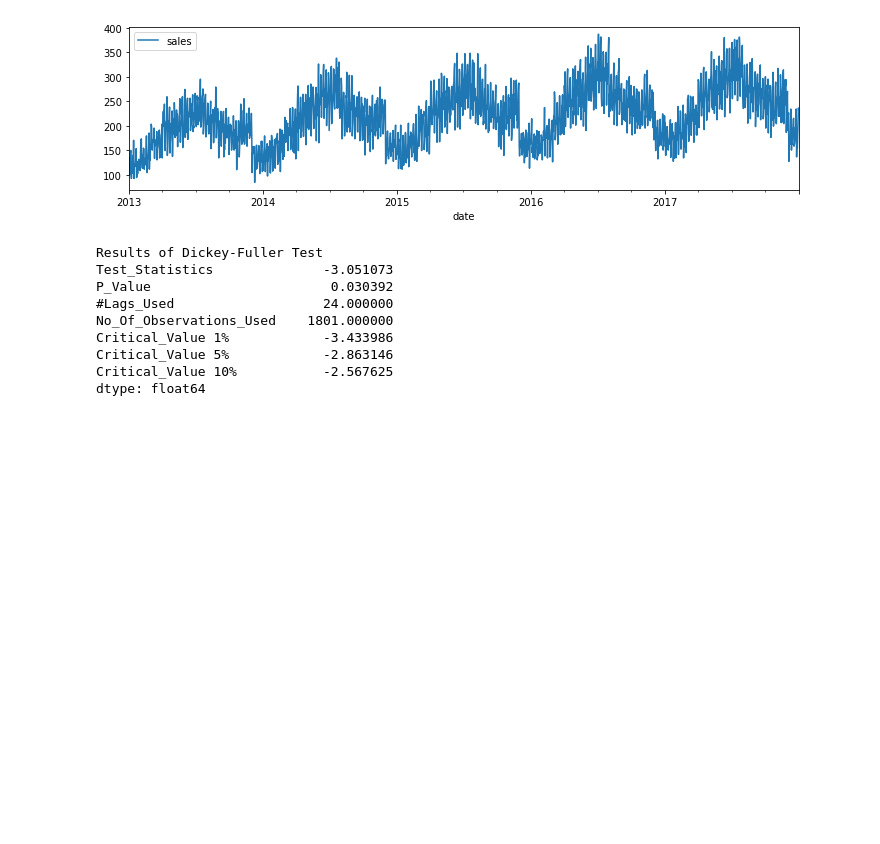
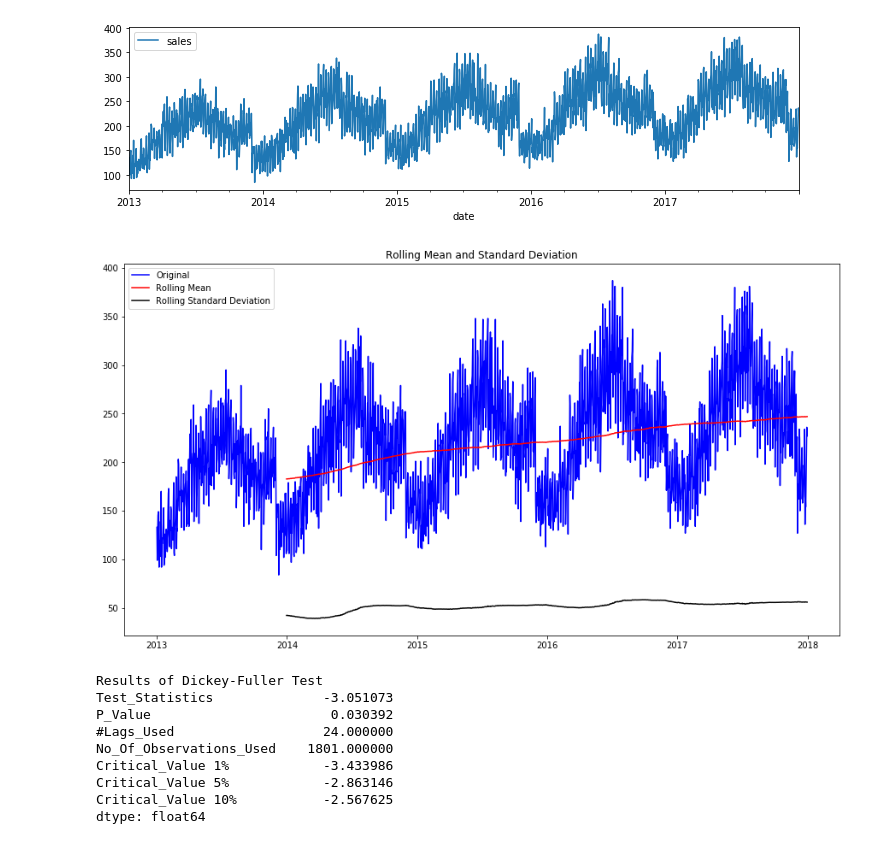
Before and after one commit to khillares/Sales-Prediction-SARIMA, a Jupyter notebook: KhillareS_SARIMA_Time_Series_Work.ipynb, the cells around one changed output. Saved outputs shown, nothing was run; the diff lists cells and outputs as text; code cells hidden in the pictures; blank space fills up the shorter version.

```diff
--- a/KhillareS_SARIMA_Time_Series_Work.ipynb
+++ b/KhillareS_SARIMA_Time_Series_Work.ipynb
@@ -90,6 +90,24 @@ pred = test.copy()
 indexedDataset.plot(figsize=(12,3));
 # %% [output]
 [figure]
+# %%
+Stat_Check=indexedDataset.copy()
+# %%
+#Rolling Statistics over period of 365 days
+RolMean=Stat_Check.rolling(window=365).mean()
+RolStd=Stat_Check.rolling(window=365).std()
+rcParams['figure.figsize']=15,8
+#print(RolMean,RolStd)
+
+#Plotting ROlling Statistics
+Original=plt.plot(Stat_Check, color='blue', label='Original')
+Mean=plt.plot(RolMean, color='red', label='Rolling Mean')
+Std=plt.plot(RolStd, color='Black', label='Rolling Standard Deviation')
+plt.legend(loc='best')
+plt.title('Rolling Mean and Standard Deviation')
+plt.show(block=False)
+# %% [output]
+[figure, added]
 # %%
 #Dickey-Fuller Test: Fot Stationarity
 from statsmodels.tsa.stattools import adfuller
```
Also changed, not shown: parts of 8 cells of this notebook.
